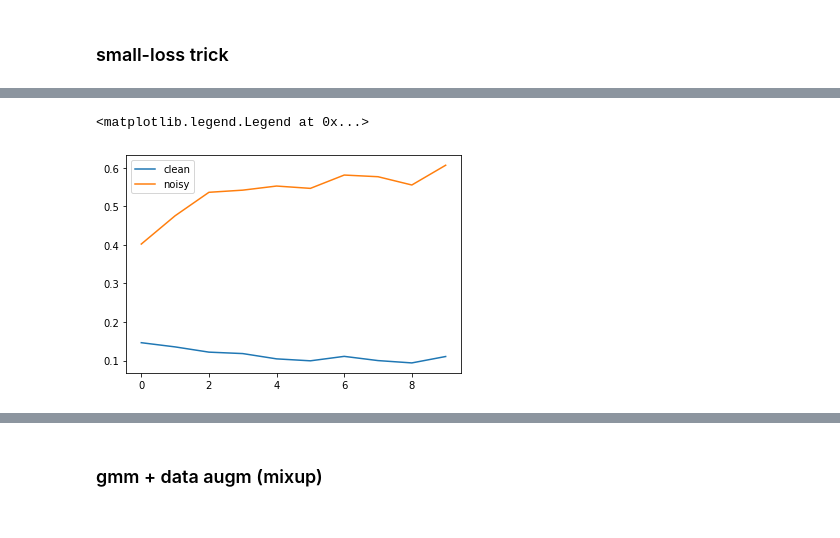
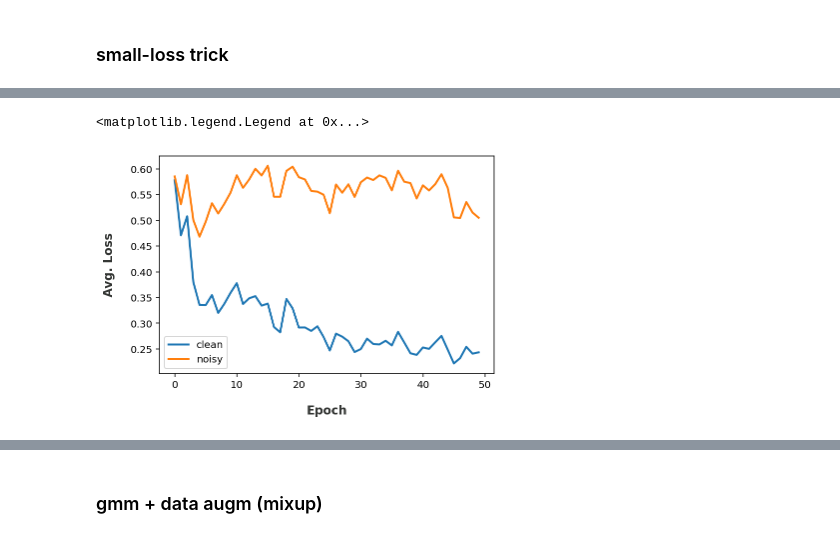
Before and after one commit to filipe-research/tutorial_noisylabels, a Jupyter notebook: codes/tutorial_sibgrapi20.ipynb, the cells around one changed output, grey strips where cells are left out. Drawn from its saved outputs; the diff is of its cells as text; code cells hidden in the pictures.

```diff
--- a/codes/tutorial_sibgrapi20.ipynb
+++ b/codes/tutorial_sibgrapi20.ipynb
@@ -341,0 +330,9 @@ array([0, 1, 2, 3, 4, 5, 6, 7, 8, 9])
+# %%
+noisy_map = np.zeros((10, 10))
+nl = label_noise['70_sym']
+for i in range(len(gt_labels)):
+  noisy_map[int(nl[i])][int(gt_labels[i])] += 1
+
+  #calculate de percentage. Divides each element by the sum of the row
+  # print(noisy_map.sum(axis=0, keepdims=True))
+percent_map = noisy_map/noisy_map.sum(axis=0, keepdims=True)
@@ -355,0 +375,5 @@ real noise rate:0.63
+# %%
+#train_data.targets = label_noise['70_sym']  #update current labels
+train_loader.dataset.targets = label_noise['70_sym'].clone()  #update current labels
+# losses_train30, losses_test30, acc_train_log30, acc_test_log30, all_loss_idx_30 = train(ce_loss)
+logs_nb_70_sym = train_test_model(ce_loss)
@@ -608,4 +637,6 @@ len(all_loss_idx[0])
 # %%
-inds_noisy = np.asarray([ind for ind in range(len(noisy_labels)) if noisy_labels[ind] != gt_labels[ind]])
-inds_clean = np.delete(np.arange(len(noisy_labels)), inds_noisy)
+# noisy_labels = label_noise['70_sym']
+nl = label_noise['70_sym']
+inds_noisy = np.asarray([ind for ind in range(len(nl)) if nl[ind] != gt_labels[ind]])
+inds_clean = np.delete(np.arange(len(nl)), inds_noisy)
 # %%
@@ -618,14 +651,12 @@ plt.legend()
 # %%
-# avg_loss_clean=[]
-# avg_loss_noisy=[]
-# for i in range(num_epochs):
-#   loss_clean = all_loss_idx_30[1][inds_clean]
-avg_loss_clean = [all_loss_idx_30[i][inds_clean].mean() for i in range(num_epochs)]
-avg_loss_noisy = [all_loss_idx_30[i][inds_noisy].mean() for i in range(num_epochs)]
+avg_loss_clean = [logs_nb_70_sym['eval_loss'][i][inds_clean].mean() for i in range(num_epochs)]
+avg_loss_noisy = [logs_nb_70_sym['eval_loss'][i][inds_noisy].mean() for i in range(num_epochs)]
 # %%
-plt.plot(avg_loss_clean, label='clean')
-plt.plot(avg_loss_noisy, label='noisy')
+plt.plot(avg_loss_clean, label='clean',linewidth=2)
+plt.plot(avg_loss_noisy, label='noisy',linewidth=2)
+plt.ylabel("Avg. Loss", labelpad=15, fontsize=12, color="#333533", fontweight='bold');
+plt.xlabel("Epoch", labelpad=15, fontsize=12, color="#333533", fontweight='bold');
 plt.legend()
 # %% [output]
 <matplotlib.legend.Legend at 0x...>
-[figure, old version]
+[figure, new version]
```
Also changed, not shown: parts of 82 cells of this notebook.
